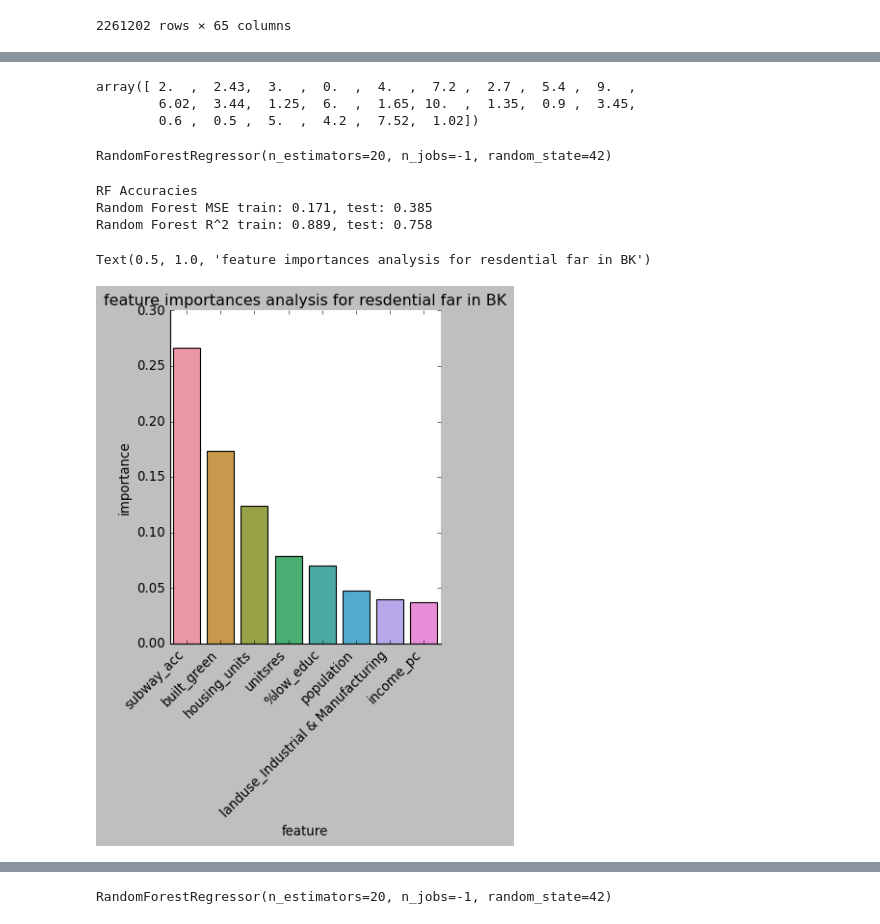
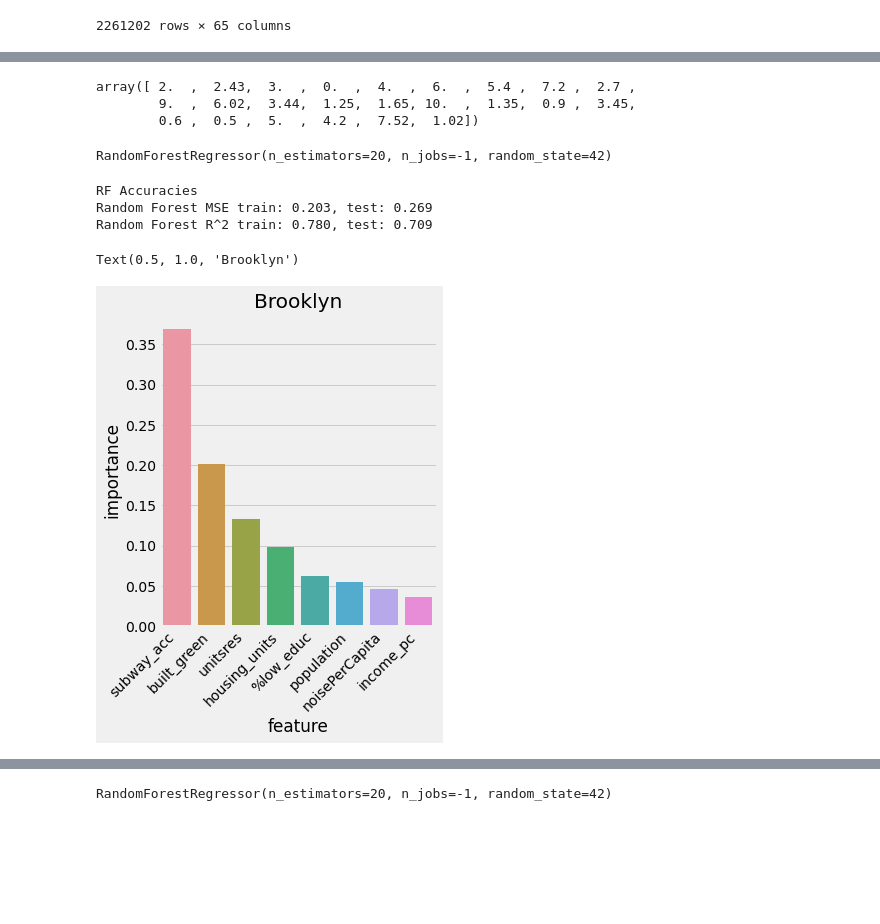
Before and after one commit to jrromero0115/NYC-Rezoning-evaluation, a Jupyter notebook: Rezoning_exploratory_analysis.ipynb, the cells around one changed output, grey strips where cells are left out. Cells and saved outputs as stored; diff of their text form; code cells hidden in the pictures; blank space fills up the shorter version.

```diff
--- a/Rezoning_exploratory_analysis.ipynb
+++ b/Rezoning_exploratory_analysis.ipynb
@@ -368,8 +368,8 @@ BK
 | 6451010 | 6451010 | 3.002450e+09 | 360610005002 | 2017 | BK | 29 | 302 | 11201 | M2-1 | NaN | ... |
 2261202 rows × 65 columns
 # %%
-BK_cols = BK[['landuse',
-       'ownertype', 'unitsres',
+BK_cols = BK[[
+       'unitsres',
        'builtfar', 'maxallwfar', 'residfar', 'commfar', 'facilfar',
        'population','income_pc', 'housing_units', 'subway_acc',
        '%low_educ', 'noisePerCapita','built_green'
@@ -400,7 +400,7 @@ def fin_clean_data2(df):
         df = df.drop(col, axis=1)
 
     # Drop rows with missing values
-    df = df.dropna(subset=['residfar', 'landuse', 'ownertype', '%low_educ'], axis=0)
+    df = df.dropna(subset=['residfar', '%low_educ'], axis=0)
     #df = df.fillna(0)
     y = df['residfar']
 
@@ -424,8 +424,8 @@ X, y = fin_clean_data2(BK_cols)
 # %%
 y.unique()
 # %% [output]
-array([ 2.  ,  2.43,  3.  ,  0.  ,  4.  ,  7.2 ,  2.7 ,  5.4 ,  9.  ,
-        6.02,  3.44,  1.25,  6.  ,  1.65, 10.  ,  1.35,  0.9 ,  3.45,
+array([ 2.  ,  2.43,  3.  ,  0.  ,  4.  ,  6.  ,  5.4 ,  7.2 ,  2.7 ,
+        9.  ,  6.02,  3.44,  1.25,  1.65, 10.  ,  1.35,  0.9 ,  3.45,
         0.6 ,  0.5 ,  5.  ,  4.2 ,  7.52,  1.02])
 # %%
 X_train, X_test, y_train, y_test = train_test_split(X, y, test_size =0.25, random_state=42)
@@ -448,18 +448,18 @@ print('Random Forest MSE train: %.3f, test: %.3f' % (mean_squared_error(y_train,
 print('Random Forest R^2 train: %.3f, test: %.3f' % (r2_score(y_train, y_train_preds),r2_score(y_test, y_test_preds)))
 # %% [output]
 RF Accuracies
-Random Forest MSE train: 0.171, test: 0.385
-Random Forest R^2 train: 0.889, test: 0.758
+Random Forest MSE train: 0.203, test: 0.269
+Random Forest R^2 train: 0.780, test: 0.709
 # %%
 importances = regressor.feature_importances_
 feat_names = X.columns
 tree_result = pd.DataFrame({'feature': feat_names, 'importance': importances})
 tree_result_sort = tree_result.sort_values(by='importance',ascending=False)[:8]
 chart = seaborn.catplot(x='feature', y='importance', kind='bar', data=tree_result_sort)
 chart.set_xticklabels(rotation=45, horizontalalignment='right')
-plt.title(label= "feature importances analysis for resdential far in BK", fontdict=None, loc='center', pad=None)
+plt.title(label= "Brooklyn", fontdict=None, loc='center', pad=None)
 # %% [output]
-Text(0.5, 1.0, 'feature importances analysis for resdential far in BK')
+Text(0.5, 1.0, 'Brooklyn')
-[figure, old version]
+[figure, new version]
 # %%
 MN = data.loc[data['borough'] == 'MN']
```
Also changed, not shown: parts of 16 cells of this notebook.
